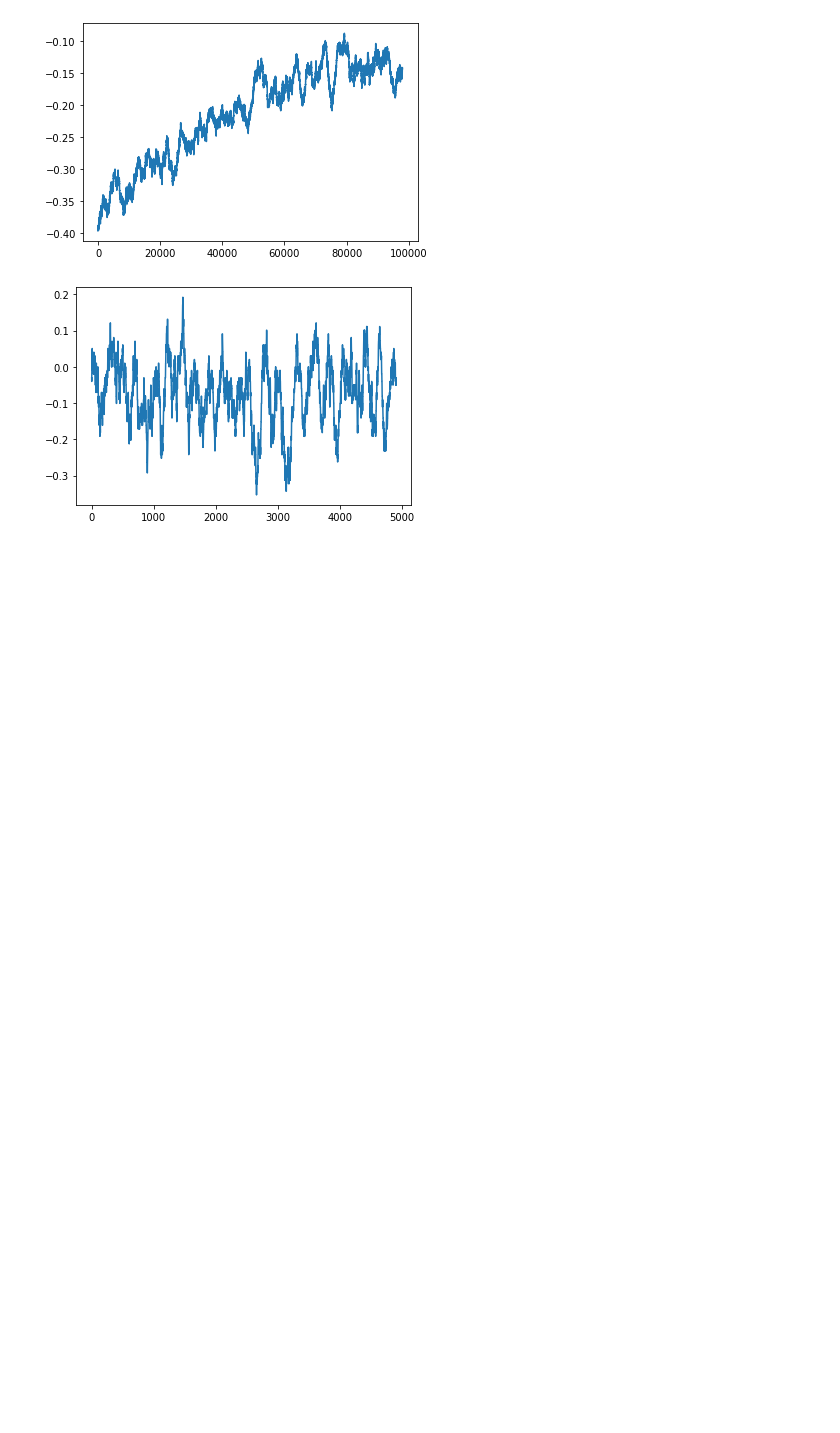
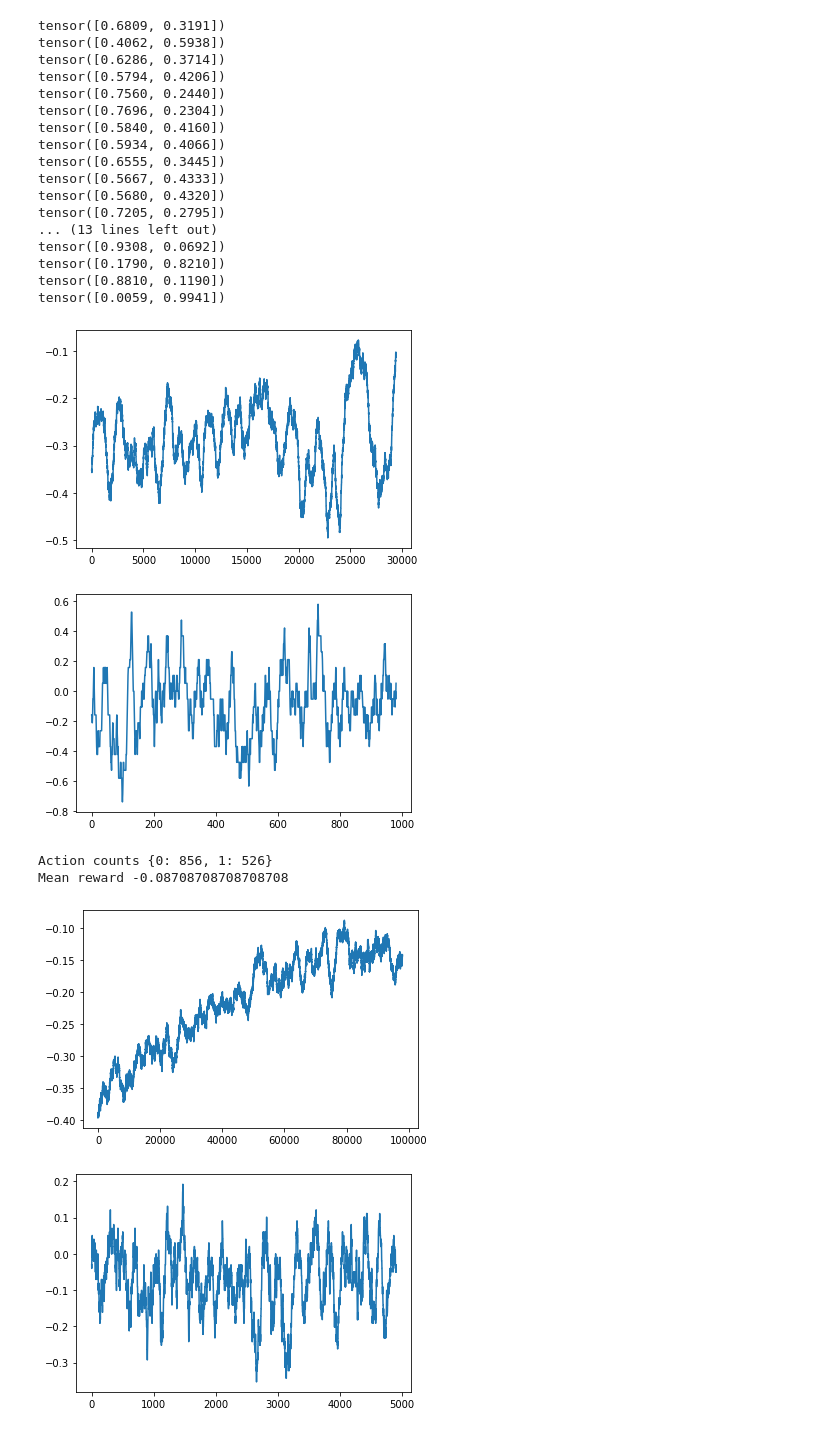
Before and after one commit to CharlieGaynor/RLdog, a Jupyter notebook: src/examples.ipynb, the cells around one changed output. Cells and saved outputs as stored; diff of their text form; code cells hidden in the pictures; blank space fills up the shorter version.

```diff
--- a/examples.ipynb
+++ b/src/examples.ipynb
@@ -20,2 +18,37 @@ from agents.DDQN import DDQN
 from collections import Counter
+# %%
+policy_bj_config = config.config["BLACKJACK"]['POLICY']
+max_games = 30000
+
+policy_bj_config["hyperparameters"]["max_games"] = max_games
+policy_bj_config["hyperparameters"]["lr"] = 1e-3
+# %%
+agent = REINFORCE(policy_bj_config)
+verbose = True
+agent.play_games(verbose=verbose)
+agent.evaluation_mode = True
+agent.play_games(1000, verbose=verbose)
+agent.evaluation_mode = False
+# %% [output]
+tensor([0.6809, 0.3191])
+tensor([0.4062, 0.5938])
+tensor([0.6286, 0.3714])
+tensor([0.5794, 0.4206])
+tensor([0.7560, 0.2440])
+tensor([0.7696, 0.2304])
+tensor([0.5840, 0.4160])
+tensor([0.5934, 0.4066])
+tensor([0.6555, 0.3445])
+tensor([0.5667, 0.4333])
+tensor([0.5680, 0.4320])
+tensor([0.7205, 0.2795])
+... (13 lines left out)
+tensor([0.9308, 0.0692])
+tensor([0.1790, 0.8210])
+tensor([0.8810, 0.1190])
+tensor([0.0059, 0.9941])
+[figure, added]
+[figure, added]
+Action counts {0: 856, 1: 526}
+Mean reward -0.08708708708708708
 # %%
```
Also changed, not shown: parts of 7 cells of this notebook, 13 other files.
